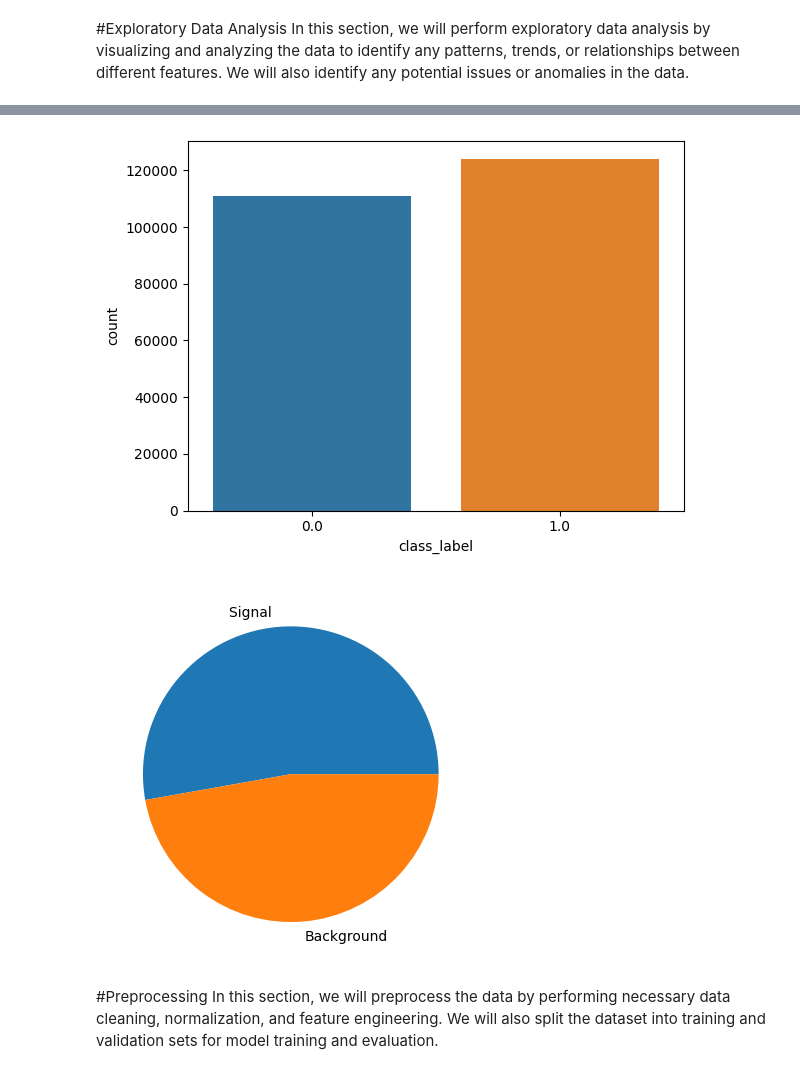
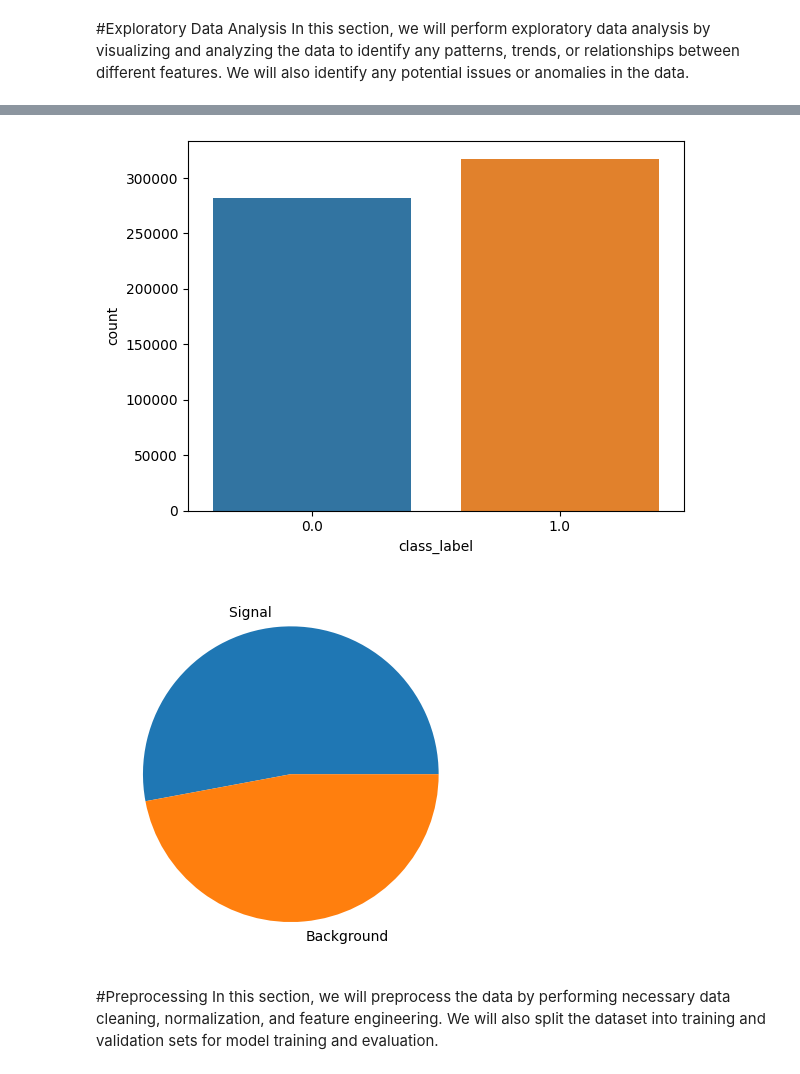
Before and after one commit to YahyaEryani/quantum-model, a Jupyter notebook: Copy_of_01_data_exploration.ipynb, the cells around one changed output, grey strips where cells are left out. Cells and saved outputs as stored; diff of their text form; code cells hidden in the pictures.

```diff
--- a/Copy_of_01_data_exploration.ipynb
+++ b/Copy_of_01_data_exploration.ipynb
@@ -22,0 +24,3 @@ df = pd.read_csv(data_path, header=None,low_memory=False)
+# %%
+data = pd.read_pickle('/content/HIGGS_train.pkl')
+data
@@ -47,12 +49,12 @@ cols = ["class_label", "lep_pt", "lep_eta", "lep_phi", "miss_energy_mag", "miss_
         "jet1_pt", "jet1_eta", "jet1_phi", "jet1_btag", "jet2_pt", "jet2_eta", "jet2_phi",
         "jet2_btag", "jet3_pt", "jet3_eta", "jet3_phi", "jet3_btag", "jet4_pt", "jet4_eta",
         "jet4_phi", "jet4_btag", "m_jj", "m_jjj", "m_lv", "m_jlv", "m_bb", "m_wbb", "m_wwbb"]
-df.columns = cols
+data.columns = cols
 
 # Print the number of rows and columns in the dataset
-print("Number of rows and columns: ", df.shape)
+print("Number of rows and columns: ", data.shape)
 
 # Print the summary statistics of the dataset
 # print(df.describe())
-df
+data
 # %% [output]
@@ -73,19 +75,19 @@ Number of rows and columns:  (235191, 29)
 # %%
 # Plot a count plot of the class label
-sns.countplot(data=df, x="class_label")
+sns.countplot(data=data, x="class_label")
 plt.show()
 
 # Plot a correlation matrix of the features
 # corr = df.corr()
 # sns.heatmap(corr, cmap="coolwarm")
 # plt.show()
 print("\n")
-counts_signal = df['class_label'].value_counts()[1]
-counts_background = df['class_label'].value_counts()[0]
+counts_signal = data['class_label'].value_counts()[1]
+counts_background = data['class_label'].value_counts()[0]
 plt.pie( [counts_signal, counts_background], labels=['Signal ','Background'] )
 plt.show()
 # %% [output]
-[figure, old version]
+[figure, new version]
 [figure]
 # %% [markdown]
 #Preprocessing
```
Also changed, not shown: parts of 19 cells of this notebook.
